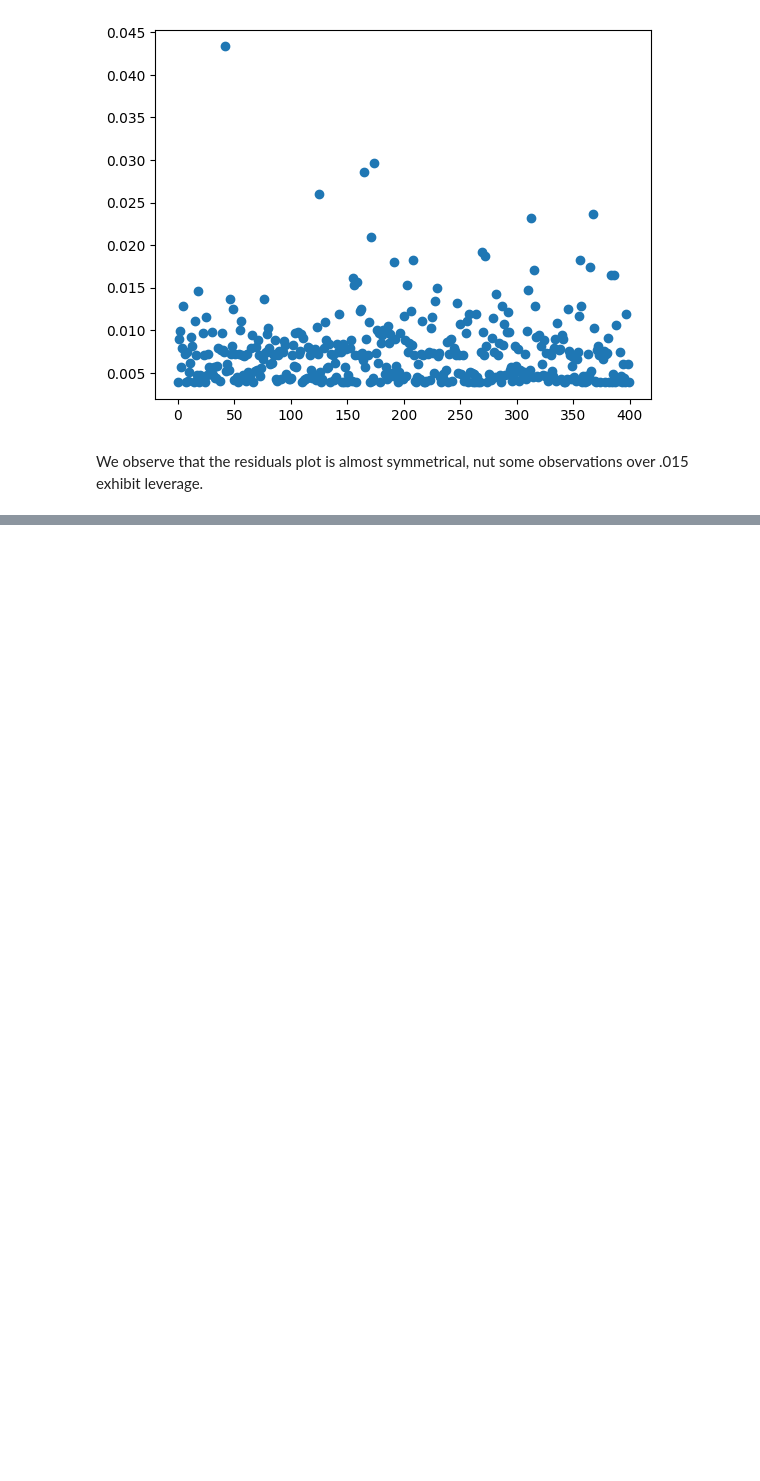
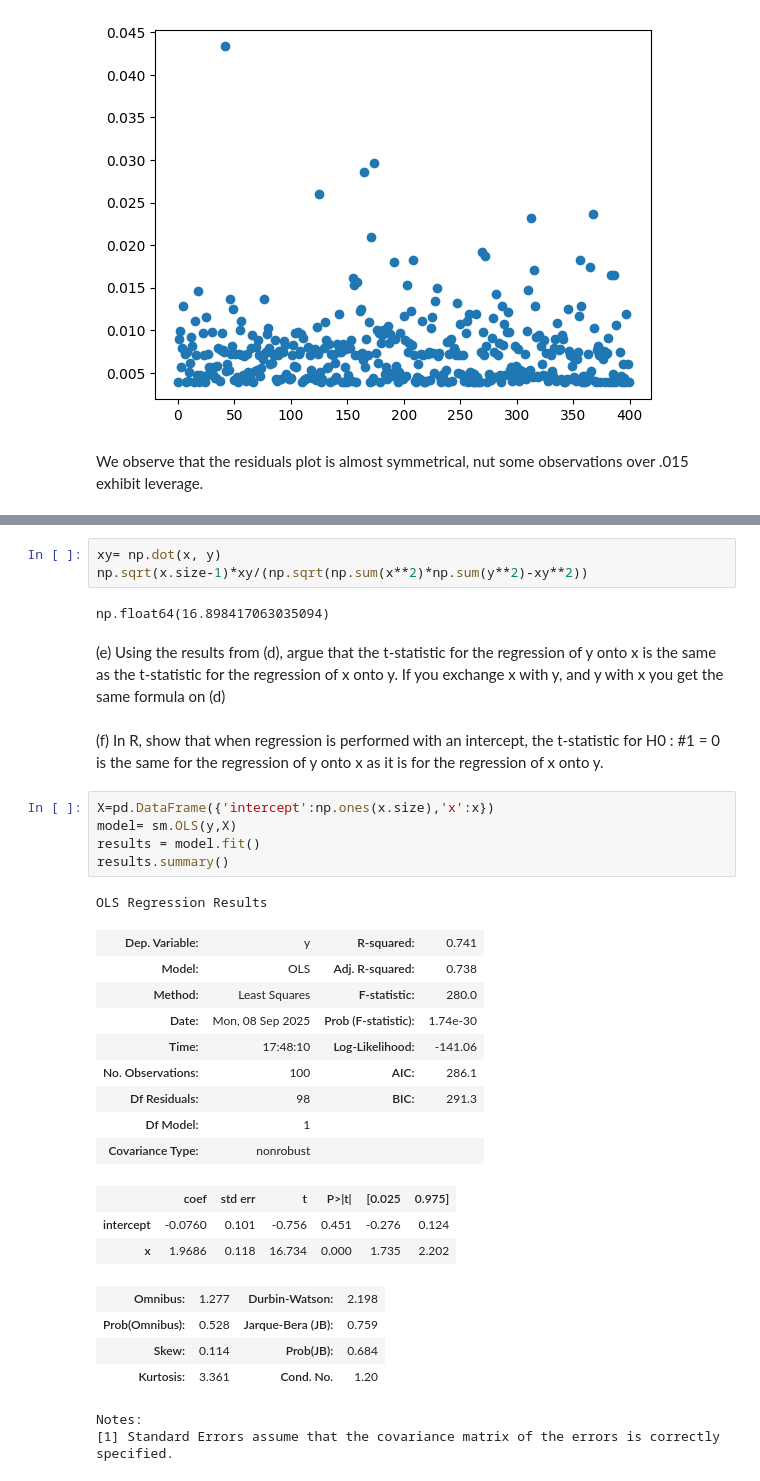
Before and after one commit to hinojosaad/islp, a Jupyter notebook: Chapter3/ch3.ipynb, the cells around one changed output, grey strips where cells are left out. Cells and saved outputs as stored; diff of their text form; blank space fills up the shorter version.

```diff
--- a/Chapter3/ch3.ipynb
+++ b/Chapter3/ch3.ipynb
@@ -682,0 +788,38 @@ We observe that the residuals plot is almost symmetrical, nut some observations
+# %%
+xy= np.dot(x, y)
+np.sqrt(x.size-1)*xy/(np.sqrt(np.sum(x**2)*np.sum(y**2)-xy**2))
+# %% [output]
+np.float64(16.898417063035094)
+# %% [markdown]
+(e) Using the results from (d), argue that the t-statistic for the regression
+of y onto x is the same as the t-statistic for the regression
+of x onto y. If you exchange x with y, and y with x you get the same formula on (d)
+# %% [markdown]
+(f) In R, show that when regression is performed with an intercept,
+the t-statistic for H0 : #1 = 0 is the same for the regression of y
+onto x as it is for the regression of x onto y.
+# %%
+X=pd.DataFrame({'intercept':np.ones(x.size),'x':x})
+model= sm.OLS(y,X)
+results = model.fit()
+results.summary()
+# %% [output]
+OLS Regression Results
+| Dep. Variable: | y | R-squared: | 0.741 |
+| Model: | OLS | Adj. R-squared: | 0.738 |
+| Method: | Least Squares | F-statistic: | 280.0 |
+| Date: | Mon, 08 Sep 2025 | Prob (F-statistic): | 1.74e-30 |
+| Time: | 17:48:10 | Log-Likelihood: | -141.06 |
+| No. Observations: | 100 | AIC: | 286.1 |
+| Df Residuals: | 98 | BIC: | 291.3 |
+| Df Model: | 1 |  |  |
+| Covariance Type: | nonrobust |  |  |
+|  | coef | std err | t | P>|t| | [0.025 | 0.975] |
+| intercept | -0.0760 | 0.101 | -0.756 | 0.451 | -0.276 | 0.124 |
+| x | 1.9686 | 0.118 | 16.734 | 0.000 | 1.735 | 2.202 |
+| Omnibus: | 1.277 | Durbin-Watson: | 2.198 |
+| Prob(Omnibus): | 0.528 | Jarque-Bera (JB): | 0.759 |
+| Skew: | 0.114 | Prob(JB): | 0.684 |
+| Kurtosis: | 3.361 | Cond. No. | 1.20 |
+Notes:
+[1] Standard Errors assume that the covariance matrix of the errors is correctly specified.
```
Also changed, not shown: parts of 11 cells of this notebook.
